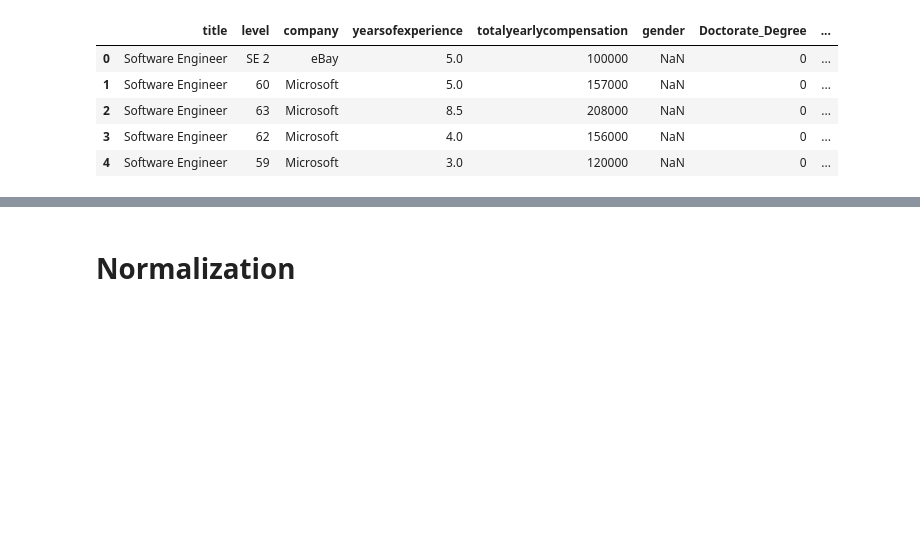
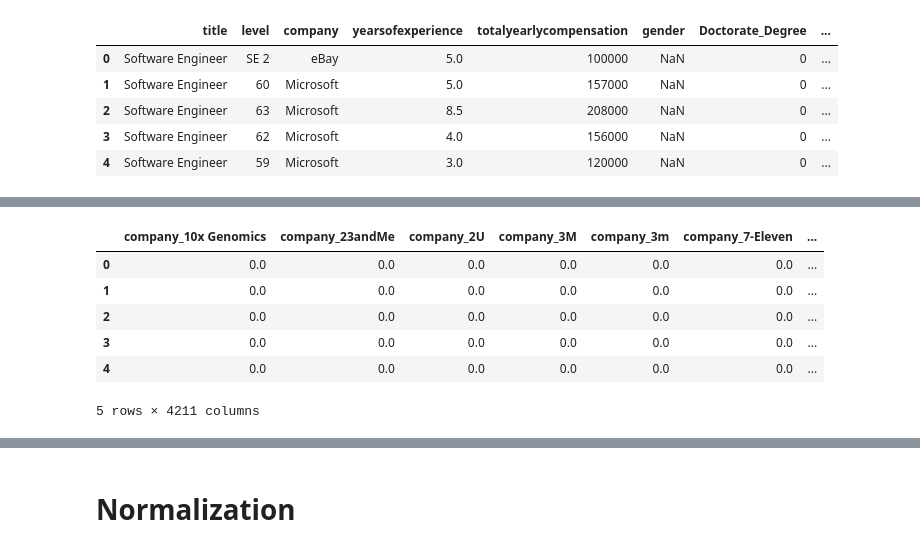
Before and after one commit to pedram-aminharati/SE-Salary-Prediction, a Jupyter notebook: Regression/Regression model-linear regression.ipynb, the cells around one changed output, grey strips where cells are left out. Cells and saved outputs as stored; diff of their text form; code cells hidden in the pictures; blank space fills up the shorter version.

```diff
--- a/Regression/Regression model-linear regression.ipynb
+++ b/Regression/Regression model-linear regression.ipynb
@@ -18,0 +43,18 @@ df.head()
+# %%
+# Create a OneHotEncoder instance
+enc = OneHotEncoder(sparse=False)
+
+# Fit and transform the OneHotEncoder using the categorical variable list
+encode_df = pd.DataFrame(enc.fit_transform(df_clean[cat]), index=df_clean.index)
+
+# Add the encoded variable names to the dataframe
+encode_df.columns = enc.get_feature_names_out(cat)
+encode_df.head()
+# %% [output]
+|  | company_10x Genomics | company_23andMe | company_2U | company_3M | company_3m | company_7-Eleven | ... |
+| 0 | 0.0 | 0.0 | 0.0 | 0.0 | 0.0 | 0.0 | ... |
+| 1 | 0.0 | 0.0 | 0.0 | 0.0 | 0.0 | 0.0 | ... |
+| 2 | 0.0 | 0.0 | 0.0 | 0.0 | 0.0 | 0.0 | ... |
+| 3 | 0.0 | 0.0 | 0.0 | 0.0 | 0.0 | 0.0 | ... |
+| 4 | 0.0 | 0.0 | 0.0 | 0.0 | 0.0 | 0.0 | ... |
+5 rows × 4211 columns
```
Also changed, not shown: parts of 12 cells of this notebook.
